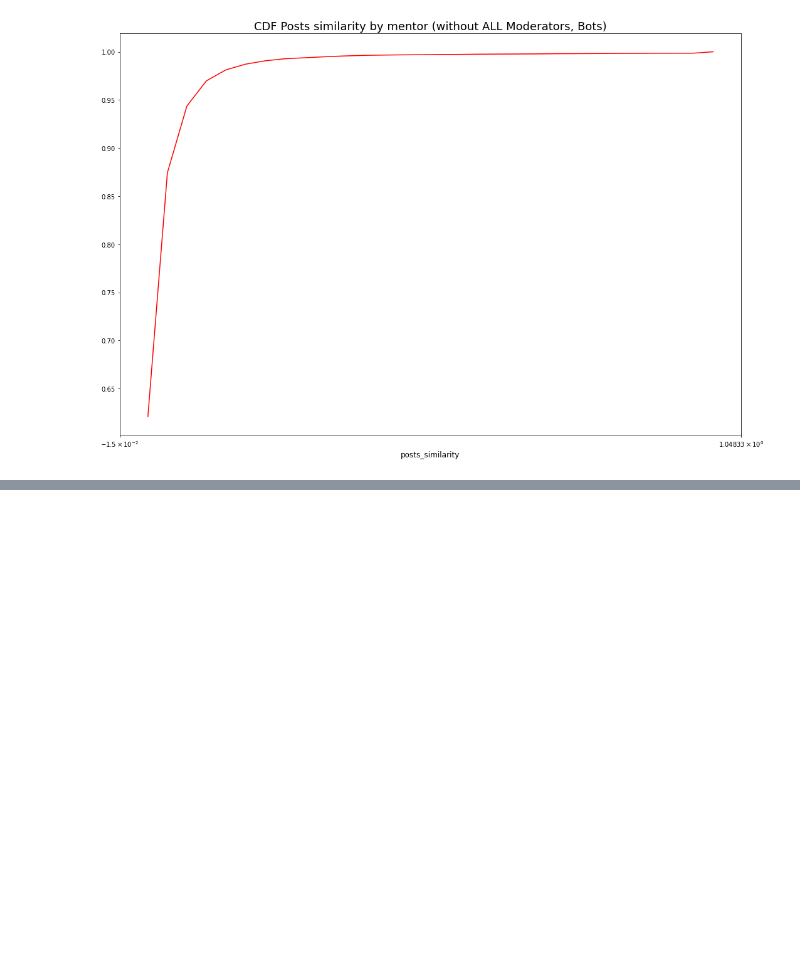
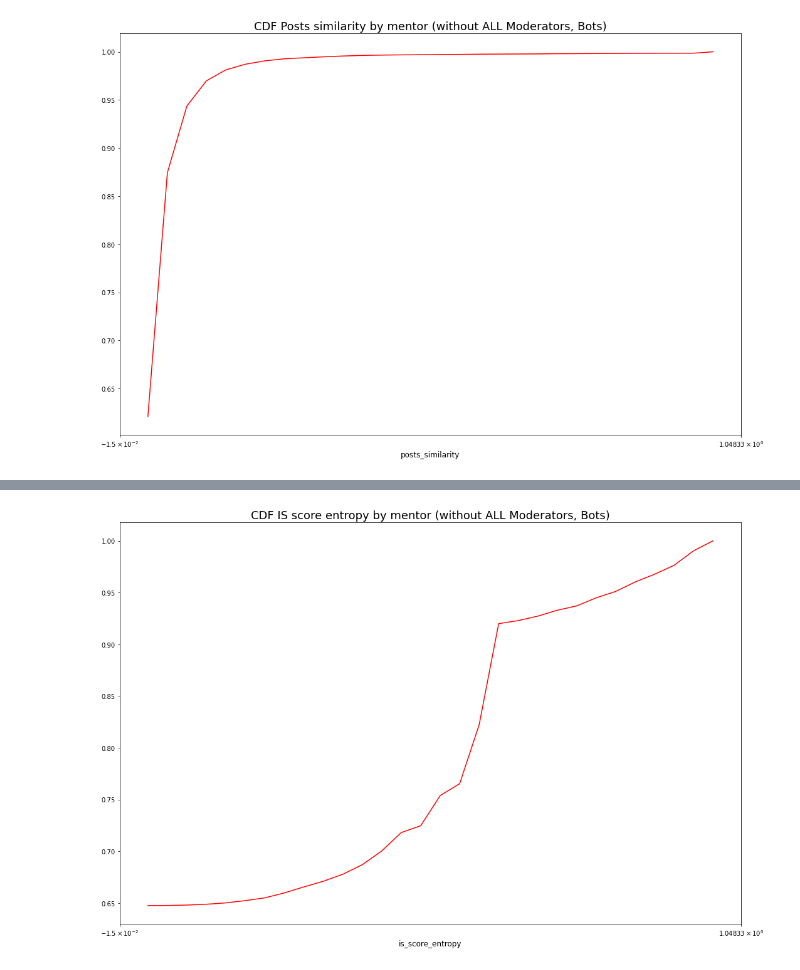
Before and after one commit to tr0up2r/plotting-and-graph-analysis, a Jupyter notebook: cdf.ipynb, the cells around one changed output, grey strips where cells are left out. Saved outputs shown, nothing was run; the diff lists cells and outputs as text; code cells hidden in the pictures; blank space fills up the shorter version.

Commit message:
entropy cdf 그려서 확인.

```diff
--- a/cdf.ipynb
+++ b/cdf.ipynb
@@ -136,3 +119,7 @@ np_result6 = np.array(result_df3['posts_similarity'].tolist())
 draw_cdf(np_result6, 30, 'posts_similarity', "CDF Posts similarity by mentor (without ALL Moderators, Bots)", 'red')
 # %% [output]
 [figure]
+# %%
+sql4 = 'select * from mentor where is_valid = 1 and is_score_entropy is not null;'
+result_df4 = select_query_result_to_df(sql4)
+result_df4
@@ -138,0 +140,5 @@ draw_cdf(np_result6, 30, 'posts_similarity', "CDF Posts similarity by mentor (wi
+# %%
+np_result7 = np.array(result_df4['is_score_entropy'].tolist())
+draw_cdf(np_result7, 30, 'is_score_entropy', "CDF IS score entropy by mentor (without ALL Moderators, Bots)", 'red')
+# %% [output]
+[figure, added]
```
Also changed, not shown: parts of 6 cells of this notebook.
